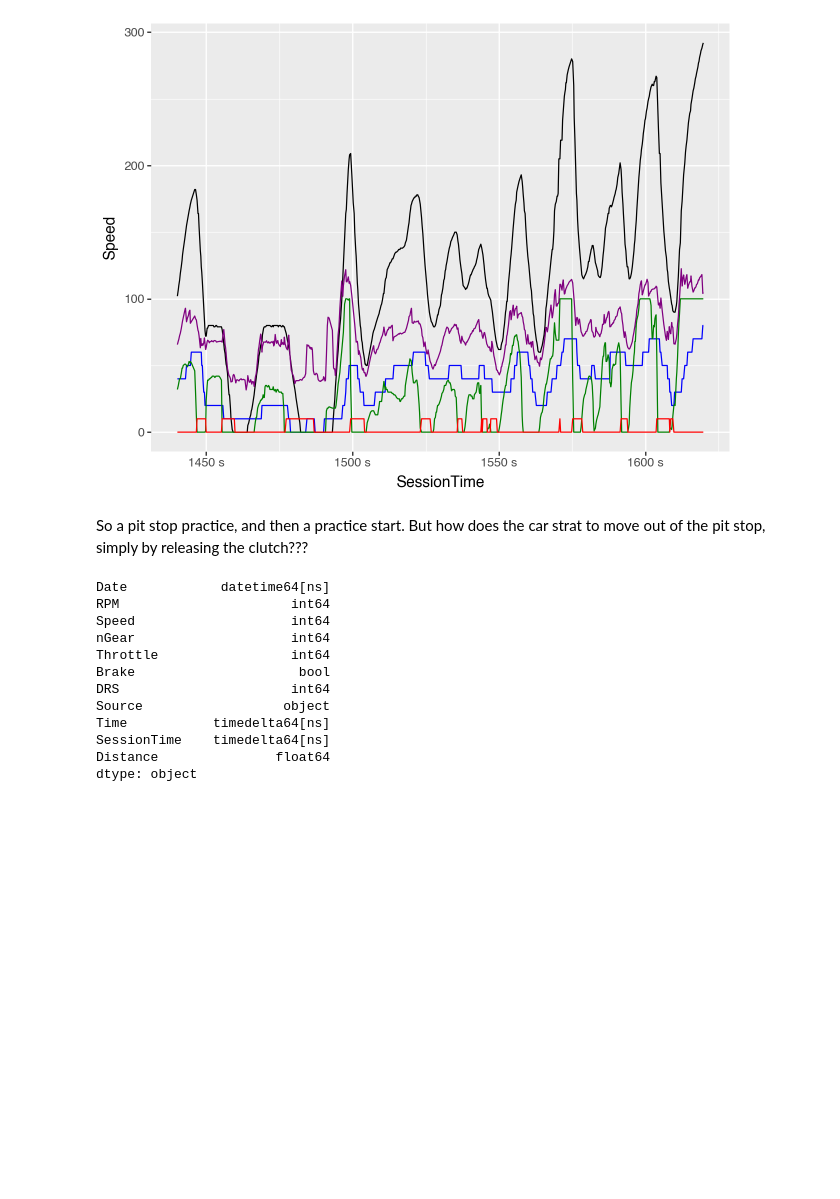
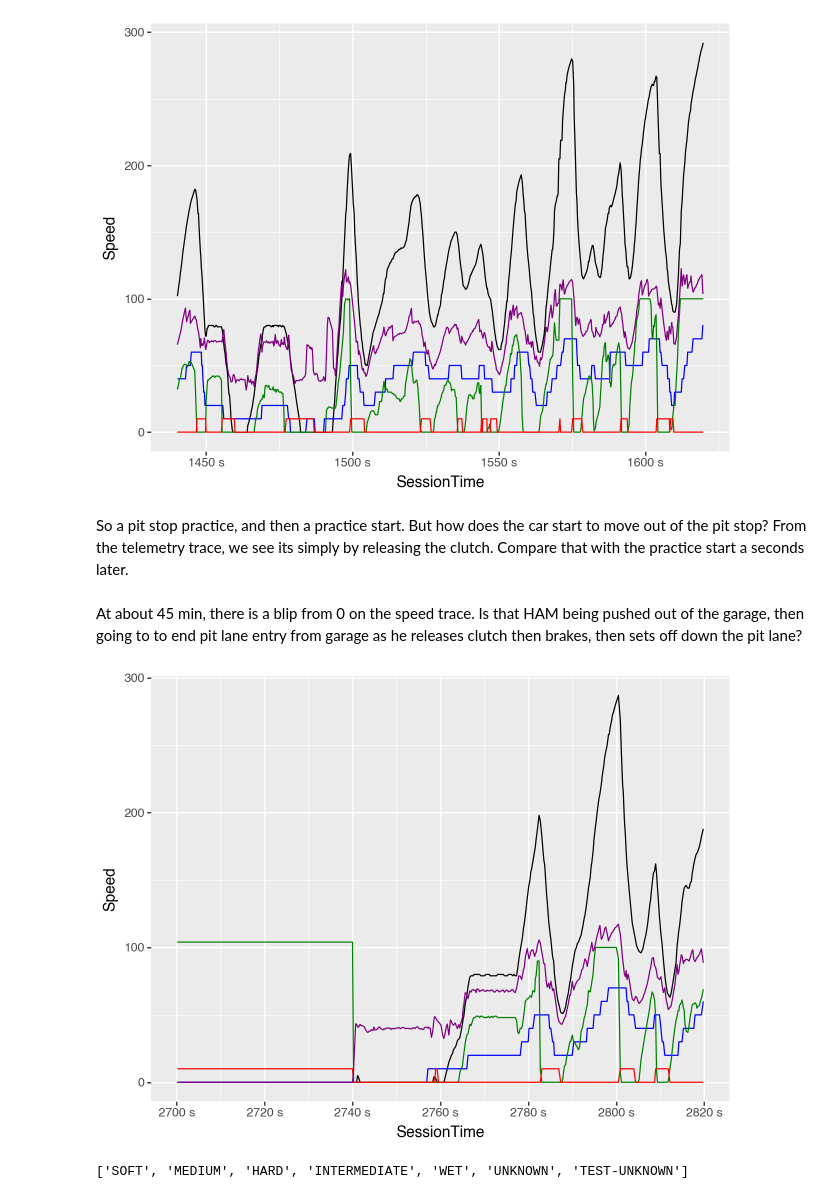
Before and after one commit to f1datajunkie/wranglingf1datawithpython, a Jupyter notebook: book/session_utilisation.ipynb, the cells around one changed output. Saved outputs shown, nothing was run; the diff lists cells and outputs as text; code cells hidden in the pictures; blank space fills up the shorter version.

```diff
--- a/book/session_utilisation.ipynb
+++ b/book/session_utilisation.ipynb
@@ -491,19 +491,27 @@ HAM_tel["rpm"]=HAM_tel["RPM"]/100
 # %% [output]
 [figure]
 # %% [markdown]
-So a pit stop practice, and then a practice start. But how does the car strat to move out of the pit stop, simply by releasing the clutch???
+So a pit stop practice, and then a practice start. But how does the car start to move out of the pit stop? From the telemetry trace, we see its simply by releasing the clutch. Compare that with the practice start a seconds later.
+# %% [markdown]
+At about 45 min, there is a blip from 0 on the speed trace. Is that HAM being pushed out of the garage, then going to to end pit lane entry from garage as he releases clutch then brakes, then sets off down the pit lane?
 # %%
-HAM_tel.dtypes
+start = pd.Timedelta( minutes=45)
+end = pd.Timedelta(minutes=47)
+HAM_tel["brake"]=HAM_tel["Brake"].astype(int)*10
+HAM_tel["ngear"]=HAM_tel["nGear"]*10
+HAM_tel["rpm"]=HAM_tel["RPM"]/100
+(
+    ggplot(HAM_tel[(HAM_tel['SessionTime']>start) & (HAM_tel['SessionTime']<end)], aes(x="SessionTime"))
+            + geom_line(aes(y="Speed"), color="black")
+        +geom_line(aes(y="ngear"), color="blue")
+    +geom_line(aes(y="Throttle"), color="green")
+    +geom_line(aes(y="brake"), color="red")
+        +geom_line(aes(y="rpm"), color="purple")
+    #+ scale_x_timedelta()
+)
 # %% [output]
-Date            datetime64[ns]
-RPM                      int64
-Speed                    int64
-nGear                    int64
-Throttle                 int64
-Brake                     bool
-DRS                      int64
-Source                  object
-Time           timedelta64[ns]
-SessionTime    timedelta64[ns]
-Distance               float64
-dtype: object
+[figure, added]
+# %%
+fastf1.plotting.list_compounds(fp1)
+# %% [output]
+['SOFT', 'MEDIUM', 'HARD', 'INTERMEDIATE', 'WET', 'UNKNOWN', 'TEST-UNKNOWN']
```
Also changed, not shown: 10 other files.
